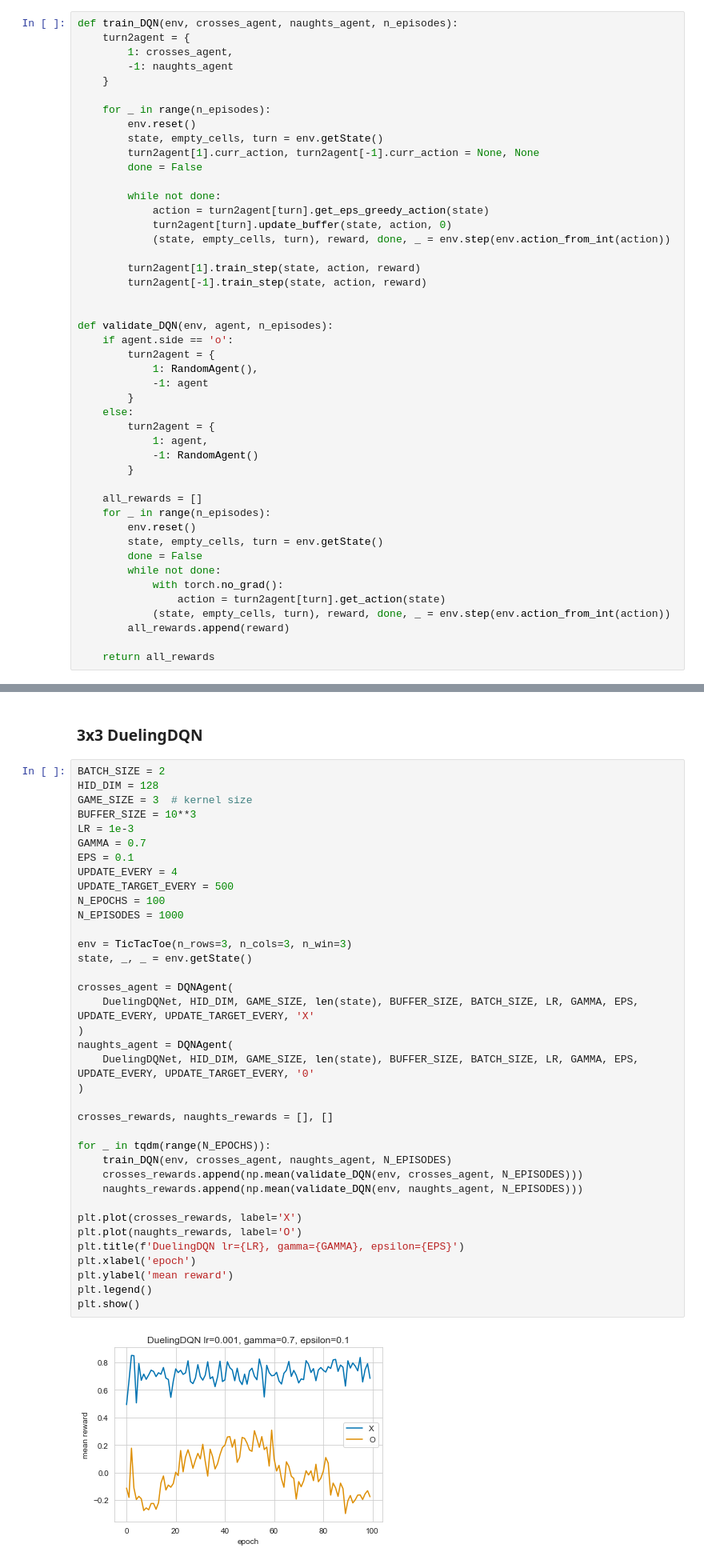
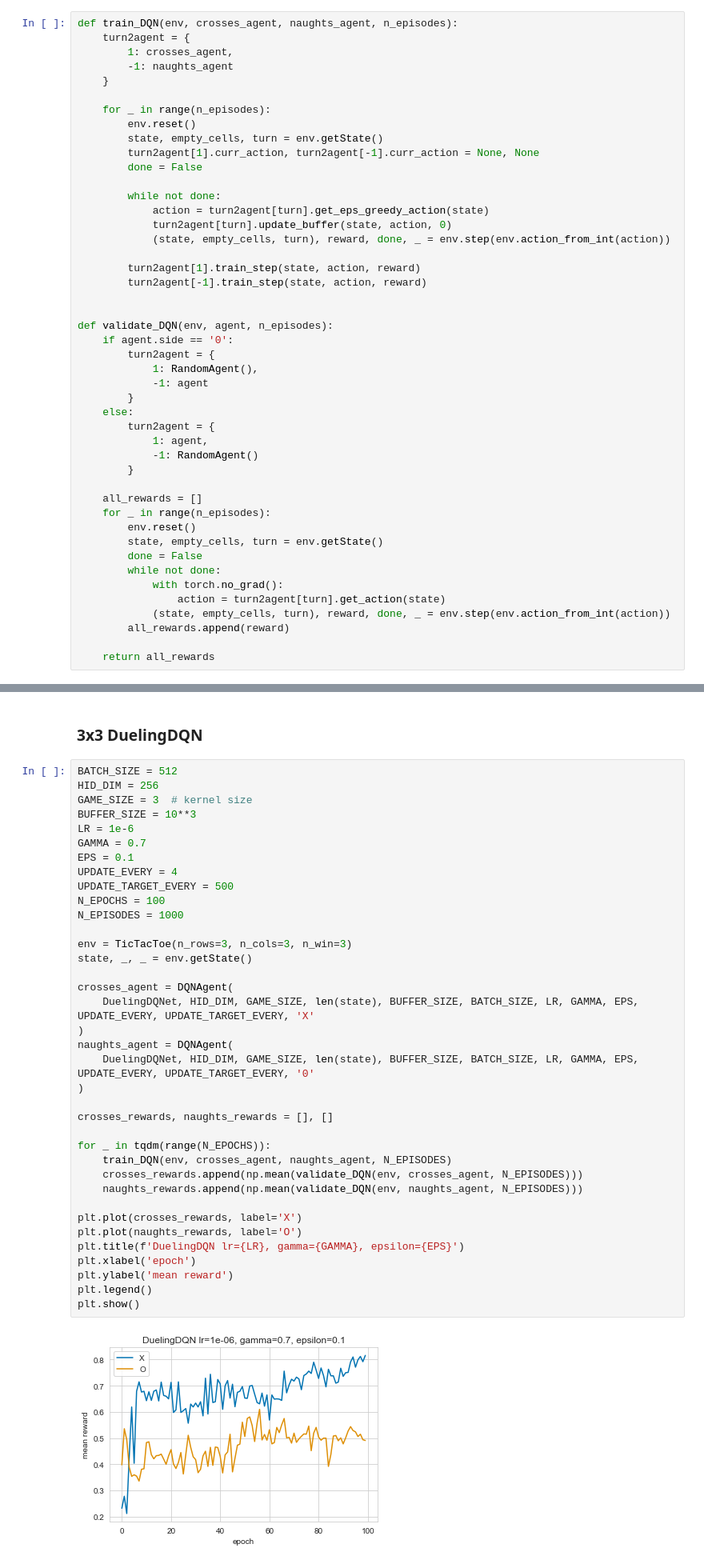
Before and after one commit to traptrip/made_2022_advanced_dl_and_rl, a Jupyter notebook: hw2_TicTacToe/hw2.ipynb, the cells around one changed output, grey strips where cells are left out. Shown: that part at 80% size. Saved outputs shown, nothing was run; the diff lists cells and outputs as text.

```diff
--- a/hw2_TicTacToe/hw2.ipynb
+++ b/hw2_TicTacToe/hw2.ipynb
@@ -654,7 +640,7 @@ def train_DQN(env, crosses_agent, naughts_agent, n_episodes):
 
 
 def validate_DQN(env, agent, n_episodes):
-    if agent.side == 'o':
+    if agent.side == '0':
         turn2agent = {
             1: RandomAgent(),
             -1: agent
@@ -719,41 +707,41 @@ plt.show()
 # %% [markdown]
 ### 3x3 DuelingDQN
 # %%
-BATCH_SIZE = 2
-HID_DIM = 128
+BATCH_SIZE = 512
+HID_DIM = 256
 GAME_SIZE = 3  # kernel size
 BUFFER_SIZE = 10**3
-LR = 1e-3
+LR = 1e-6
 GAMMA = 0.7
 EPS = 0.1
 UPDATE_EVERY = 4
 UPDATE_TARGET_EVERY = 500
 N_EPOCHS = 100
 N_EPISODES = 1000
 
 env = TicTacToe(n_rows=3, n_cols=3, n_win=3)
 state, _, _ = env.getState()
 
 crosses_agent = DQNAgent(
     DuelingDQNet, HID_DIM, GAME_SIZE, len(state), BUFFER_SIZE, BATCH_SIZE, LR, GAMMA, EPS, UPDATE_EVERY, UPDATE_TARGET_EVERY, 'X'
 )
 naughts_agent = DQNAgent(
     DuelingDQNet, HID_DIM, GAME_SIZE, len(state), BUFFER_SIZE, BATCH_SIZE, LR, GAMMA, EPS, UPDATE_EVERY, UPDATE_TARGET_EVERY, '0'
 )
 
 crosses_rewards, naughts_rewards = [], []
 
 for _ in tqdm(range(N_EPOCHS)):
     train_DQN(env, crosses_agent, naughts_agent, N_EPISODES)
     crosses_rewards.append(np.mean(validate_DQN(env, crosses_agent, N_EPISODES)))
     naughts_rewards.append(np.mean(validate_DQN(env, naughts_agent, N_EPISODES)))
 
 plt.plot(crosses_rewards, label='X')
 plt.plot(naughts_rewards, label='O')
 plt.title(f'DuelingDQN lr={LR}, gamma={GAMMA}, epsilon={EPS}')
 plt.xlabel('epoch')
 plt.ylabel('mean reward')
 plt.legend()
 plt.show()
 # %% [output]
-[figure, old version]
+[figure, new version]
```
Also changed, not shown: parts of 6 cells of this notebook.
